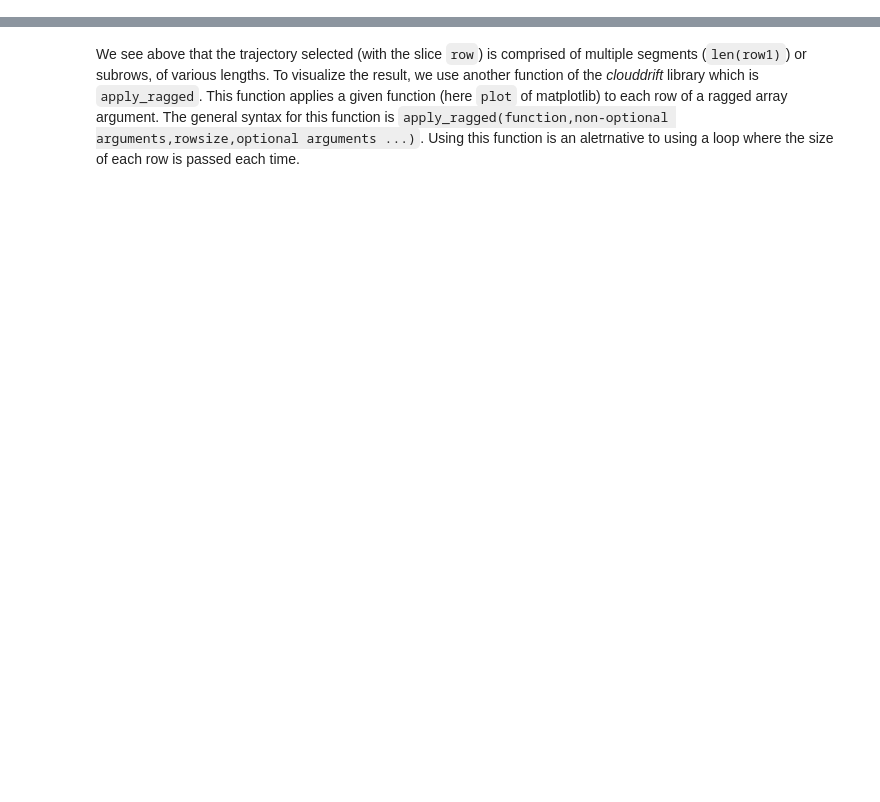
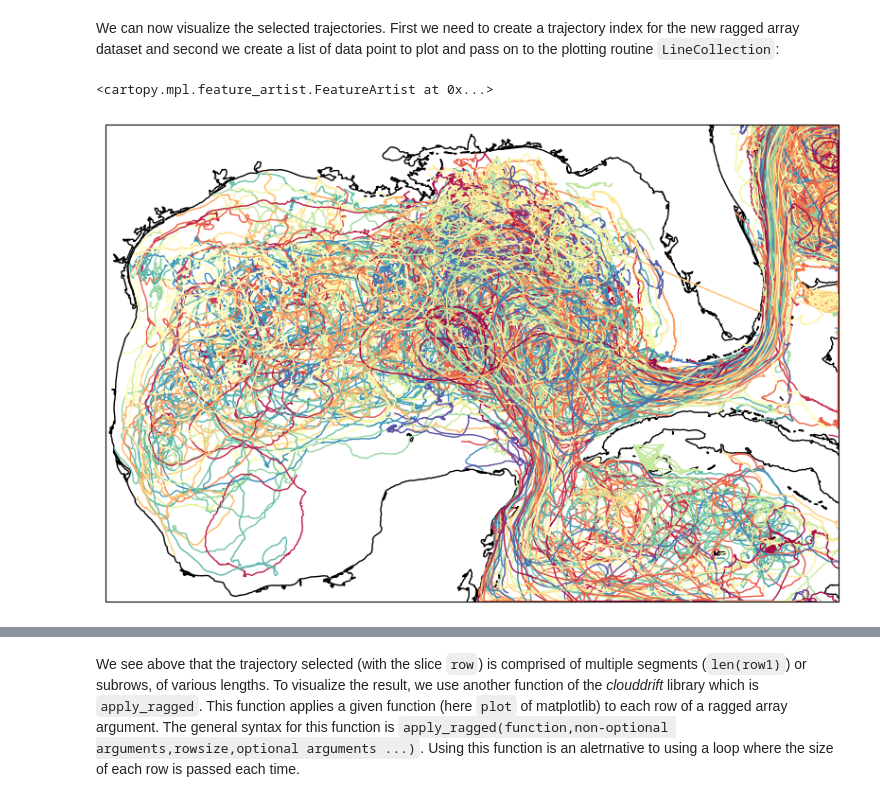
Before and after one commit to selipot/clouddrift-examples, a Jupyter notebook: notebooks/demo-comm-workshop-2023.ipynb, the cells around one changed output, grey strips where cells are left out. Drawn from its saved outputs; the diff is of its cells as text; code cells hidden in the pictures; blank space fills up the shorter version.

```diff
--- a/notebooks/demo-comm-workshop-2023.ipynb
+++ b/notebooks/demo-comm-workshop-2023.ipynb
@@ -107,0 +160,7 @@ array([ 501,  306, 1733,   65,  279,   10,   77,   42,  213,   28,   27,
+# %%
+display(np.sum(ds.rowsize))
+# As an example, extract Gulf of mexico (gom) from 2000 to 2023
+# ds_gom = subset(ds, {"lat": (21, 31), "lon": (-98, -78), "time": (np.datetime64("2018-01-01"), np.datetime64("2023-01-01"))})
+ds_gom = subset(ds, {"lat": (18, 31), "lon": (-98, -78), "time": (np.datetime64("2000-01-01"), np.datetime64("2023-01-01"))})
+display(np.sum(ds.rowsize))
+ds_gom
@@ -107,0 +189,25 @@ array([ 501,  306, 1733,   65,  279,   10,   77,   42,  213,   28,   27,
+# %% [markdown]
+We can now visualize the selected trajectories. First we need to create a trajectory index for the new ragged array dataset and second we create a list of data point to plot and pass on to the plotting routine `LineCollection`:
+# %%
+# creating a list of data points (trajs) which will be used by the LineCollection plotting function
+traj_index_gom = np.insert(np.cumsum(ds_gom["rowsize"].values), 0, 0)
+
+trajs = []
+for i in range(len(traj_index_gom)-1):
+    sl_i = slice(traj_index_gom[i], traj_index_gom[i + 1])
+    pts = np.array([ds_gom.lon[sl_i], ds_gom.lat[sl_i]]).T
+    trajs.append(pts)
+# %%
+fig = plt.figure(figsize=(10, 10))
+ax = fig.add_subplot(1,1,1,projection=ccrs.PlateCarree())
+# plotting all the segments together
+lc = LineCollection(trajs, cmap=plt.cm.Spectral, transform=ccrs.PlateCarree(), alpha=1.0)
+lc.set_array(np.random.random(len(trajs))) # random color
+lc.set_linewidth(1)
+ax.add_collection(lc)
+ax.set_xlim([-98, -78])
+ax.set_ylim([18,31])
+ax.coastlines()
+# %% [output]
+<cartopy.mpl.feature_artist.FeatureArtist at 0x...>
+[figure, added]
```
Also changed, not shown: parts of 74 cells of this notebook, 1 other file.
